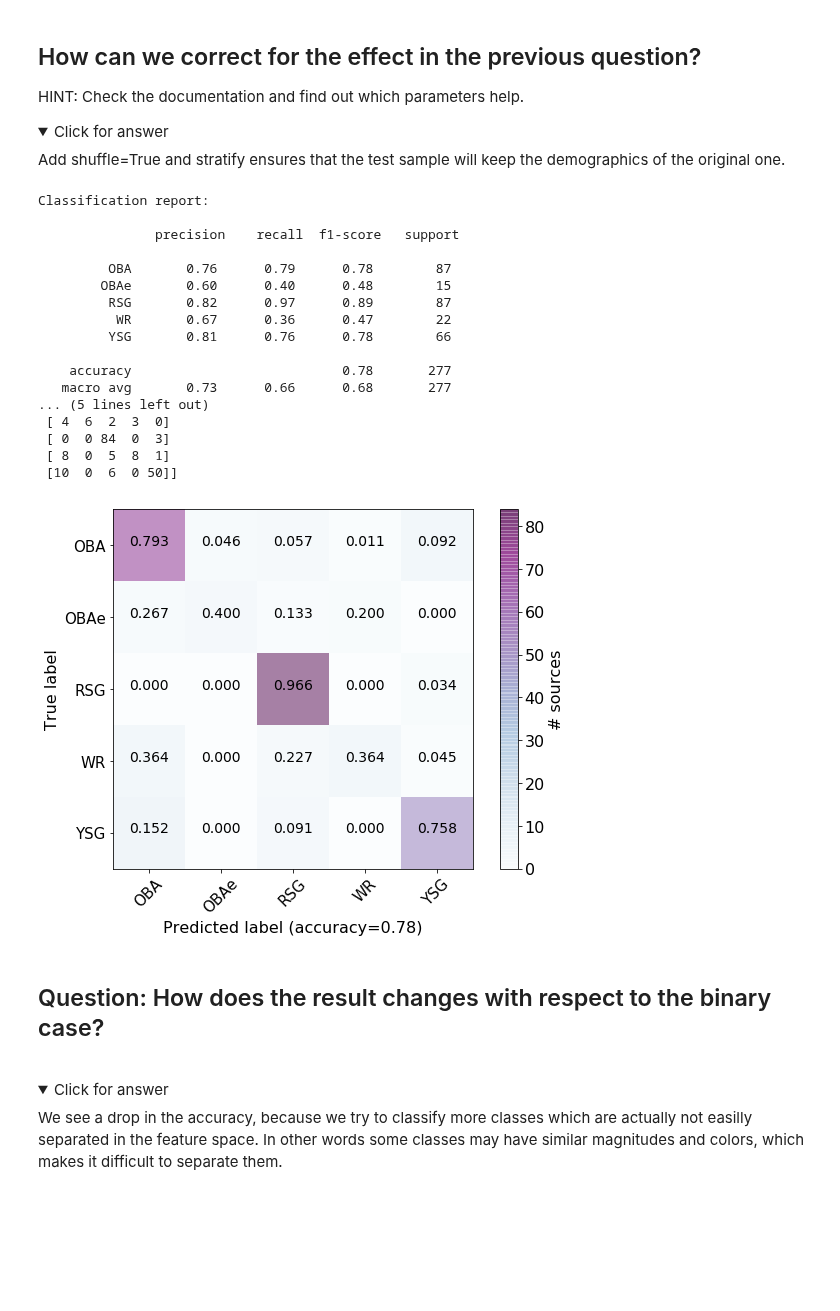
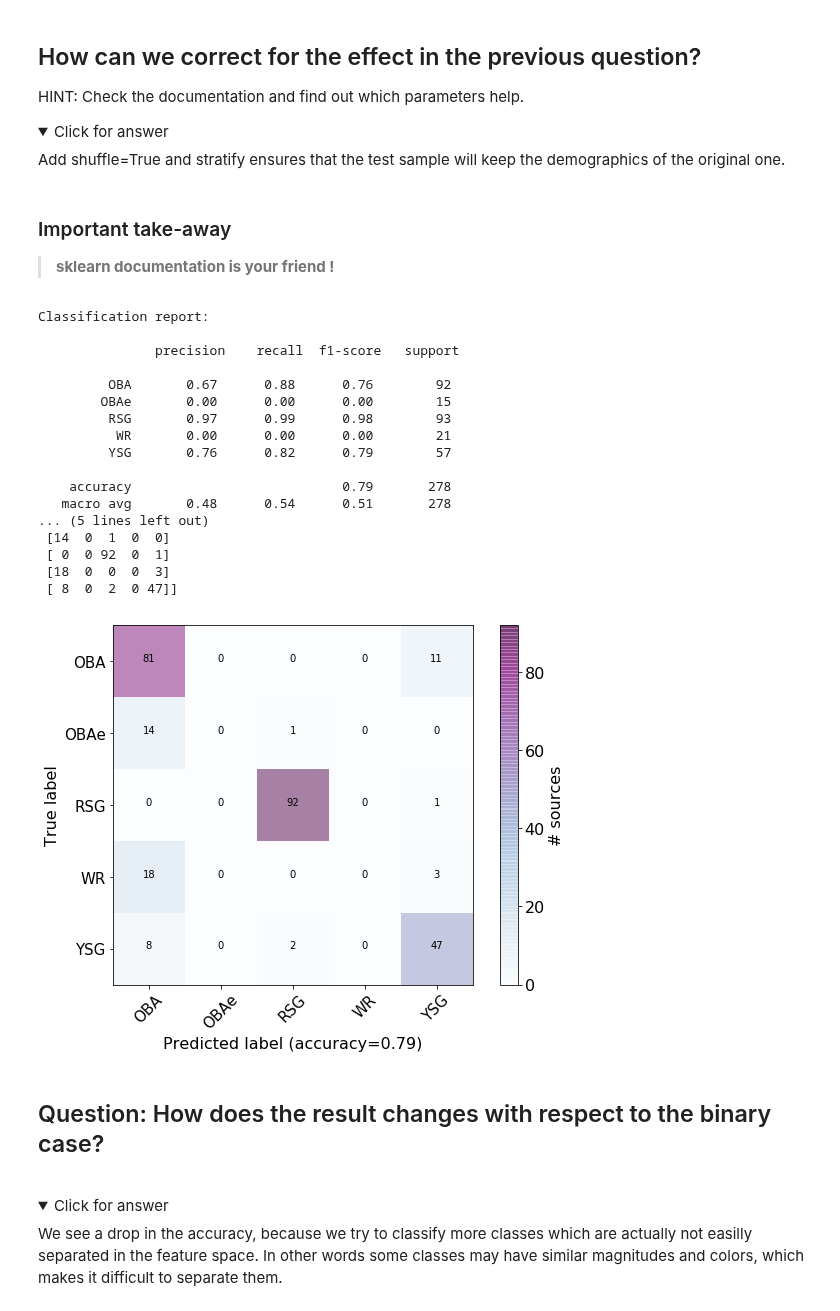
Before and after one commit to astrostatistics-in-crete/2022_summer_school, a Jupyter notebook: ML_Classification/Classification_SW_answerkey.ipynb, the cells around one changed output. Cells and saved outputs as stored; diff of their text form; code cells hidden in the pictures; folded sections open; blank space fills up the shorter version.

```diff
--- a/ML_Classification/Classification_SW_answerkey.ipynb
+++ b/ML_Classification/Classification_SW_answerkey.ipynb
@@ -923,7 +947,7 @@ U,B,V,I,J,H,K,36,45,58,80,24
 Available classes to use:
 OBA,OBAe,RSG,WR,YSG
 # %%
-bands_selected = ['V', 'J', '36'] #, '36um', '58um']
+bands_selected = ['V', 'J']
 # %%
 ml_data_mags, ml_data_clrs, ml_objects, ml_labels = process_data( bands_selected,[])
 # %% [output]
@@ -1006,40 +1030,44 @@ HINT: Check the documentation and find out which parameters help.
 <summary>Click for answer</summary>
 Add shuffle=True and stratify ensures that the test sample will keep the demographics of the original one.
 </details>
+# %% [markdown]
+### Important take-away
+
+> **sklearn documentation is your friend !**
 # %%
-clf2 = SVC(kernel='rbf', gamma=20, class_weight='balanced')
+clf2 = SVC(kernel='linear')
 clf2.fit(X_train, y_train)
 y_pred = clf2.predict(X_test)
 #print(y_pred)
 
 #confmatrix = metrics.confusion_matrix( y_test, y_pred)
 print(f"Classification report:\n\n {metrics.classification_report(y_test, y_pred)}")
 print(f"Confusion matrix: \n\n {metrics.confusion_matrix(y_test, y_pred)}")
 
 plot_confusion_matrix( metrics.confusion_matrix( y_test, y_pred),
                       unique_cls,
                       title='Confusion matrix', cmap='BuPu', # for more options see: https://matplotlib.org/stable/tutorials/colors/colormaps.html
-                      normalize=True  # True returns precent, False raw numbers
+                      normalize=False  # True returns precent, False raw numbers
                       ) # YlOrBr
 # %% [output]
 Classification report:
 
                precision    recall  f1-score   support
 
-         OBA       0.76      0.79      0.78        87
-        OBAe       0.60      0.40      0.48        15
-         RSG       0.82      0.97      0.89        87
-          WR       0.67      0.36      0.47        22
-         YSG       0.81      0.76      0.78        66
+         OBA       0.67      0.88      0.76        92
+        OBAe       0.00      0.00      0.00        15
+         RSG       0.97      0.99      0.98        93
+          WR       0.00      0.00      0.00        21
+         YSG       0.76      0.82      0.79        57
 
-    accuracy                           0.78       277
-   macro avg       0.73      0.66      0.68       277
+    accuracy                           0.79       278
+   macro avg       0.48      0.54      0.51       278
 ... (5 lines left out)
- [ 4  6  2  3  0]
- [ 0  0 84  0  3]
- [ 8  0  5  8  1]
- [10  0  6  0 50]]
+ [14  0  1  0  0]
+ [ 0  0 92  0  1]
+ [18  0  0  0  3]
+ [ 8  0  2  0 47]]
-[figure, old version]
+[figure, new version]
 # %% [markdown]
 ## Question: How does the result changes with respect to the binary case?
 <br>
```
Also changed, not shown: parts of 45 cells of this notebook, 5 other files.
